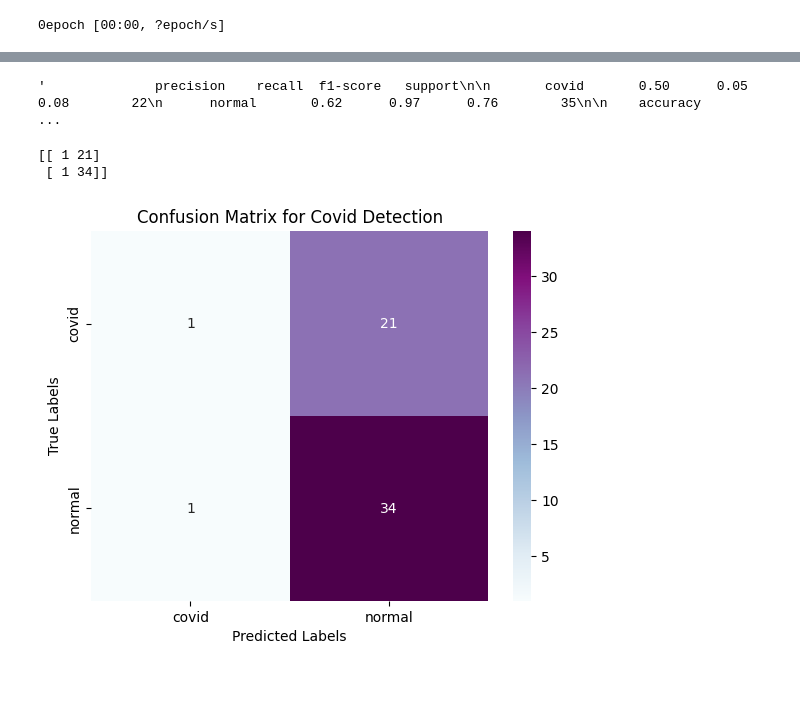
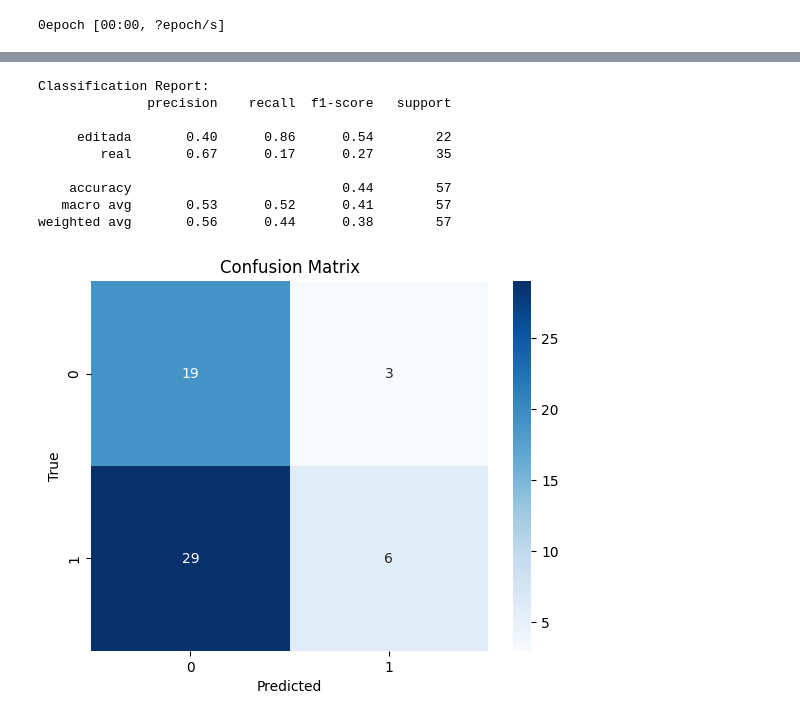
Before and after one commit to ishans2404/kaggle, a Jupyter notebook: cidaut_fake_scene/cidaut-1.ipynb, the cells around one changed output, grey strips where cells are left out. Cells and saved outputs as stored; diff of their text form; code cells hidden in the pictures; blank space fills up the shorter version.

```diff
--- a/cidaut_fake_scene/cidaut-1.ipynb
+++ b/cidaut_fake_scene/cidaut-1.ipynb
@@ -131,7 +131,7 @@ x_test_scaled = x_test / 255
 x_val = x_val / 255
 # %%
 def build_model():
-    base_model = VGG19(weights='imagenet', include_top=False, input_shape=(224, 224, 3))
+    base_model = ResNet50(weights='imagenet', include_top=False, input_shape=(224, 224, 3))
 
     for layer in base_model.layers:
         layer.trainable = False
@@ -183,5 +175,5 @@ plt.imshow(model_plot)
 # %%
-EPOCHS = 40
+EPOCHS = 60
 initial_lr = 1e-5
 decay_steps = 10
 decay_rate = 1.0
@@ -221,8 +213,7 @@ for metric in metrics:
 # %%
-y_pred = model.predict(x_test_scaled)
-y_predict = [1 if elem >= 0.5 else 0 for elem in y_pred]
+y_pred = model.predict(x_test)
+y_pred_classes = (y_pred >= 0.5).astype(int)
 
-y_pred = y_predict
-acc = accuracy_score(y_test, y_pred)
-print("Accuracy: ", acc)
+acc = accuracy_score(y_test, y_pred_classes)
+print("Test Accuracy: ", acc)
 # %% [output]
@@ -231,23 +222,22 @@ Accuracy:  0.6140350877192983
-# %%
-report = classification_report(y_test, y_pred, target_names=['covid', 'normal'])
-report
-# %% [output]
-'              precision    recall  f1-score   support\n\n       covid       0.50      0.05      0.08        22\n      normal       0.62      0.97      0.76        35\n\n    accuracy                   ...
+# %%
+print("\nClassification Report:")
+print(classification_report(y_test, y_pred_classes, target_names=['editada', 'real']))
+# %% [output]
+Classification Report:
+              precision    recall  f1-score   support
+
+     editada       0.40      0.86      0.54        22
+        real       0.67      0.17      0.27        35
+
+    accuracy                           0.44        57
+   macro avg       0.53      0.52      0.41        57
+weighted avg       0.56      0.44      0.38        57
 # %%
-conf_matrix = confusion_matrix(y_test, y_pred)
-print(conf_matrix)
-
-sns.heatmap(conf_matrix, annot=True, fmt='d', cmap='BuPu')
-
-labels = ['covid', 'normal']
-plt.xticks(np.arange(len(labels)) + 0.5, labels)
-plt.yticks(np.arange(len(labels)) + 0.5, labels)
-
-plt.xlabel('Predicted Labels')
-plt.ylabel('True Labels')
-plt.title('Confusion Matrix for Covid Detection')
+conf_matrix = confusion_matrix(y_test, y_pred_classes)
+sns.heatmap(conf_matrix, annot=True, fmt='d', cmap='Blues')
+plt.xlabel('Predicted')
+plt.ylabel('True')
+plt.title('Confusion Matrix')
 plt.show()
 # %% [output]
-[[ 1 21]
- [ 1 34]]
-[figure, old version]
+[figure, new version]
```
Also changed, not shown: parts of 6 cells of this notebook.
